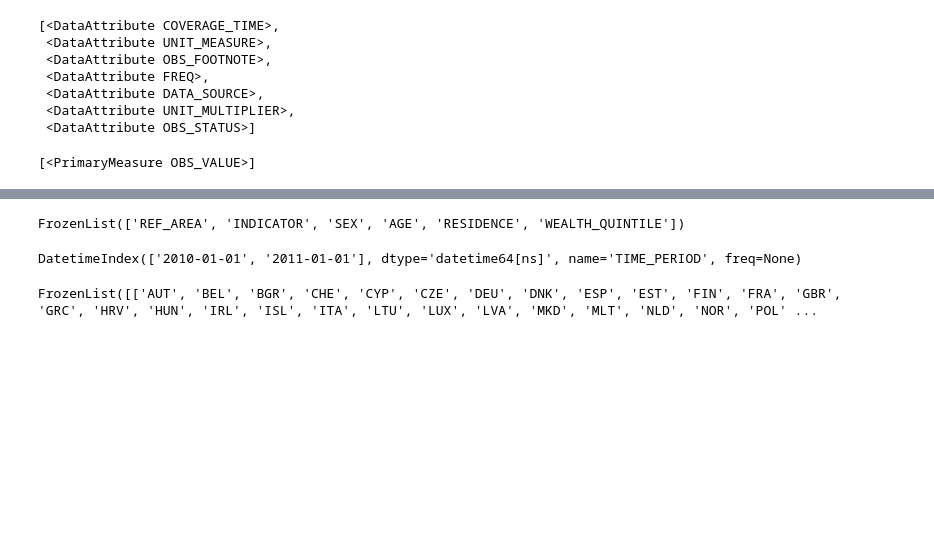
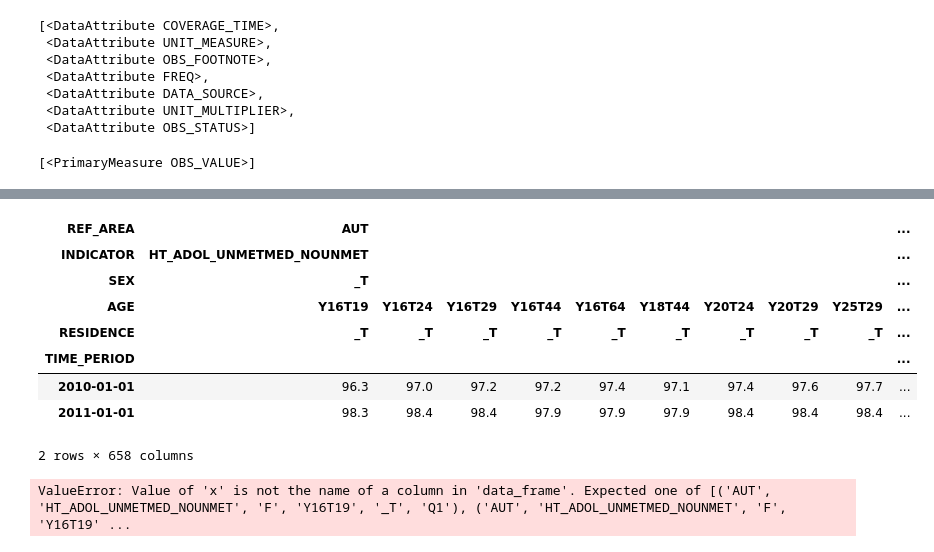
Before and after one commit to UNICEFECAR/dash, a Jupyter notebook: SDMX.ipynb, the cells around one changed output, grey strips where cells are left out. Cells and saved outputs as stored; diff of their text form; code cells hidden in the pictures; blank space fills up the shorter version.

```diff
--- a/SDMX.ipynb
+++ b/SDMX.ipynb
@@ -90,12 +143,14 @@ df
+# %%
+df.columns = df.columns.droplevel(-1)
 # %%
-df.columns.names
+df
 # %% [output]
+| REF_AREA | AUT |  |  |  |  |  |  |  |  | ... |
+| INDICATOR | HT_ADOL_UNMETMED_NOUNMET |  |  |  |  |  |  |  |  | ... |
+| SEX | _T |  |  |  |  |  |  |  |  | ... |
+| AGE | Y16T19 | Y16T24 | Y16T29 | Y16T44 | Y16T64 | Y18T44 | Y20T24 | Y20T29 | Y25T29 | ... |
+| RESIDENCE | _T | _T | _T | _T | _T | _T | _T | _T | _T | ... |
+| TIME_PERIOD |  |  |  |  |  |  |  |  |  | ... |
+| 2010-01-01 | 96.3 | 97.0 | 97.2 | 97.2 | 97.4 | 97.1 | 97.4 | 97.6 | 97.7 | ... |
+| 2011-01-01 | 98.3 | 98.4 | 98.4 | 97.9 | 97.9 | 97.9 | 98.4 | 98.4 | 98.4 | ... |
-FrozenList(['REF_AREA', 'INDICATOR', 'SEX', 'AGE', 'RESIDENCE', 'WEALTH_QUINTILE'])
+2 rows × 658 columns
-# %%
-df.index
-# %% [output]
-DatetimeIndex(['2010-01-01', '2011-01-01'], dtype='datetime64[ns]', name='TIME_PERIOD', freq=None)
-# %%
-df.columns.levels
-# %% [output]
-FrozenList([['AUT', 'BEL', 'BGR', 'CHE', 'CYP', 'CZE', 'DEU', 'DNK', 'ESP', 'EST', 'FIN', 'FRA', 'GBR', 'GRC', 'HRV', 'HUN', 'IRL', 'ISL', 'ITA', 'LTU', 'LUX', 'LVA', 'MKD', 'MLT', 'NLD', 'NOR', 'POL' ...
@@ -103,0 +157,23 @@ FrozenList([['AUT', 'BEL', 'BGR', 'CHE', 'CYP', 'CZE', 'DEU', 'DNK', 'ESP', 'EST
+# %%
+# Build App
+app = JupyterDash(__name__)
+app.layout = html.Div([
+    html.H1("JupyterDash Demo"),
+    dcc.Graph(id='graph', figure=px.line(df, x='TIME_PERIOD', y='SEX', title='Indicator')),
+
+])
+# # Define callback to update graph
+# @app.callback(
+#     Output('graph', 'figure'),
+#     [Input("colorscale-dropdown", "value")]
+# )
+# def update_figure(colorscale):
+#     return px.scatter(
+#         df, x="total_bill", y="tip", color="size",
+#         color_continuous_scale=colorscale,
+#         render_mode="webgl", title="Tips"
+#     )
+# Run app and display result inline in the notebook
+app.run_server(mode='inline')
+# %% [output]
+ValueError: Value of 'x' is not the name of a column in 'data_frame'. Expected one of [('AUT', 'HT_ADOL_UNMETMED_NOUNMET', 'F', 'Y16T19', '_T', 'Q1'), ('AUT', 'HT_ADOL_UNMETMED_NOUNMET', 'F', 'Y16T19' ...
```
Also changed, not shown: parts of 16 cells of this notebook.
